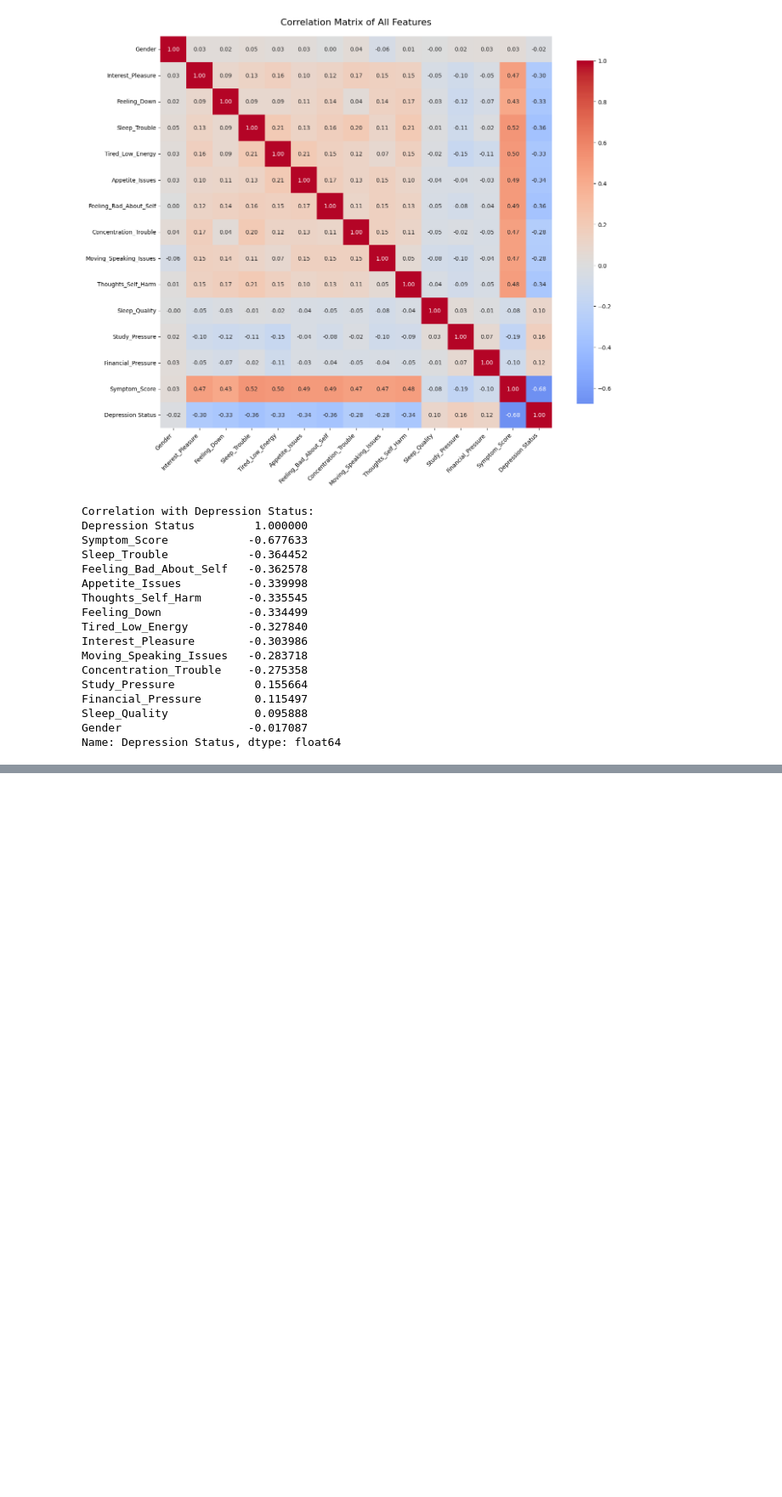
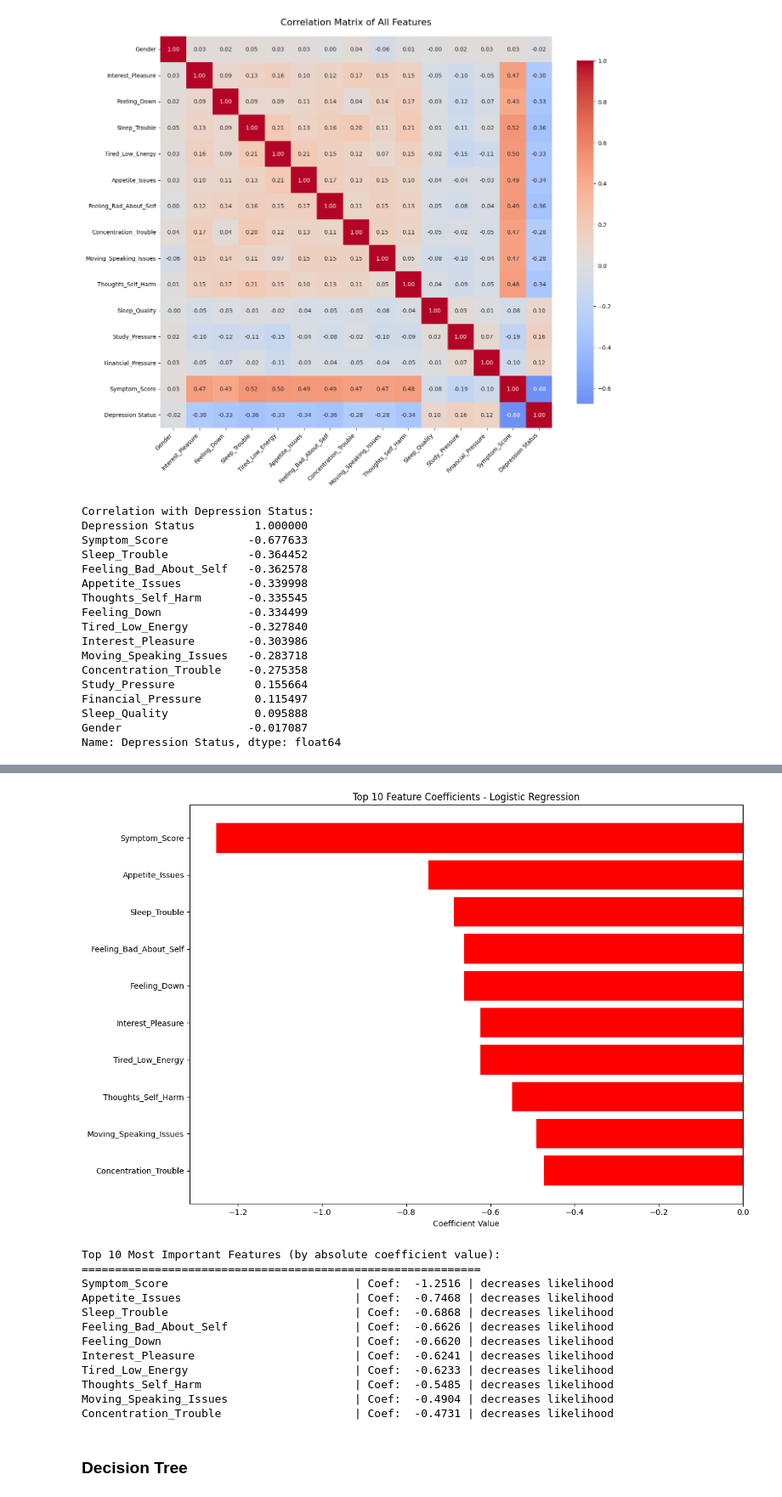
Before and after one commit to AbdullahIbneAziz/PHQ-9-Thesis-, a Jupyter notebook: model.ipynb, the cells around one changed output, grey strips where cells are left out. Shown at 85% size. Cells and saved outputs as stored; diff of their text form; code cells hidden in the pictures; blank space fills up the shorter version.

```diff
--- a/model.ipynb
+++ b/model.ipynb
@@ -425,0 +610,37 @@ Name: Depression Status, dtype: float64
+# %%
+# Visualize Feature Coefficients
+plt.figure(figsize=(12, 8))
+feature_importance_plot = feature_importance.head(10)  # Show top 10 features
+colors = ['red' if coef < 0 else 'blue' for coef in feature_importance_plot['Coefficient']]
+
+plt.barh(range(len(feature_importance_plot)), feature_importance_plot['Coefficient'], color=colors)
+plt.yticks(range(len(feature_importance_plot)), feature_importance_plot['Feature'])
+plt.xlabel('Coefficient Value')
+plt.title('Top 10 Feature Coefficients - Logistic Regression')
+plt.axvline(x=0, color='black', linestyle='-', alpha=0.3)
+plt.gca().invert_yaxis()
+plt.tight_layout()
+plt.show()
+
+# Display feature coefficients in a more readable format
+print("\nTop 10 Most Important Features (by absolute coefficient value):")
+print("=" * 60)
+for idx, row in feature_importance.head(10).iterrows():
+    direction = "increases" if row['Coefficient'] > 0 else "decreases"
+    print(f"{row['Feature']:<40} | Coef: {row['Coefficient']:>8.4f} | {direction} likelihood")
+# %% [output]
+[figure, added]
+Top 10 Most Important Features (by absolute coefficient value):
+============================================================
+Symptom_Score                            | Coef:  -1.2516 | decreases likelihood
+Appetite_Issues                          | Coef:  -0.7468 | decreases likelihood
+Sleep_Trouble                            | Coef:  -0.6868 | decreases likelihood
+Feeling_Bad_About_Self                   | Coef:  -0.6626 | decreases likelihood
+Feeling_Down                             | Coef:  -0.6620 | decreases likelihood
+Interest_Pleasure                        | Coef:  -0.6241 | decreases likelihood
+Tired_Low_Energy                         | Coef:  -0.6233 | decreases likelihood
+Thoughts_Self_Harm                       | Coef:  -0.5485 | decreases likelihood
+Moving_Speaking_Issues                   | Coef:  -0.4904 | decreases likelihood
+Concentration_Trouble                    | Coef:  -0.4731 | decreases likelihood
+# %% [markdown]
+### Decision Tree
```
Also changed, not shown: parts of 6 cells of this notebook.
